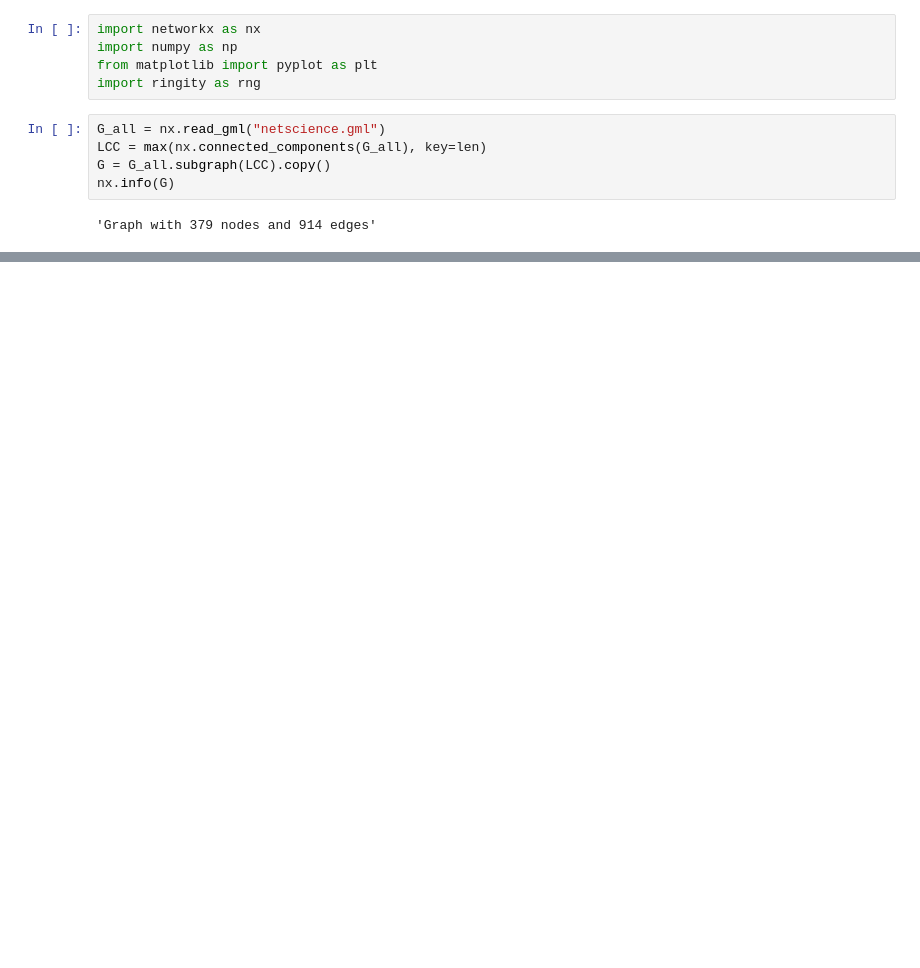
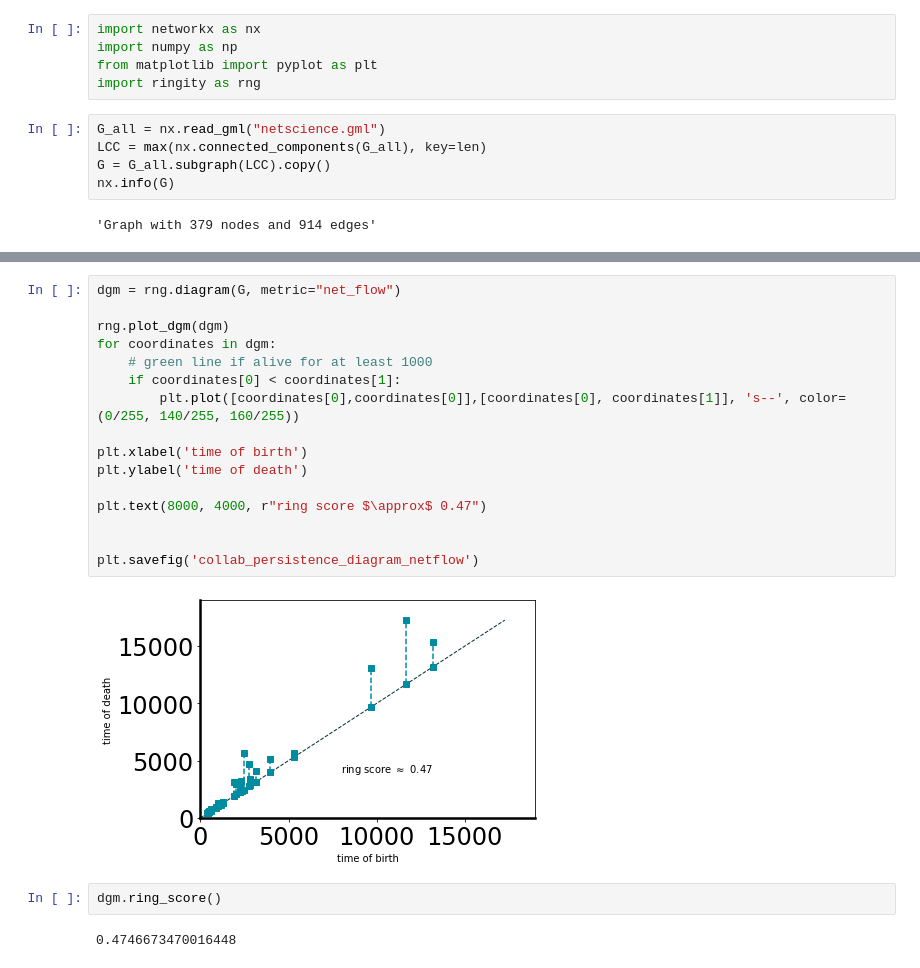
Before and after one commit to maxstollmayer/Complex-Network-Analysis-Project, a Jupyter notebook: collaboration_network/Untitled.ipynb, the cells around one changed output, grey strips where cells are left out. Cells and saved outputs as stored; diff of their text form; blank space fills up the shorter version.

```diff
--- a/collaboration_network/Untitled.ipynb
+++ b/collaboration_network/Untitled.ipynb
@@ -50,0 +64,22 @@ dgm.ring_score()
+# %%
+dgm = rng.diagram(G, metric="net_flow")
+
+rng.plot_dgm(dgm)
+for coordinates in dgm:
+    # green line if alive for at least 1000
+    if coordinates[0] < coordinates[1]:
+        plt.plot([coordinates[0],coordinates[0]],[coordinates[0], coordinates[1]], 's--', color=(0/255, 140/255, 160/255))
+
+plt.xlabel('time of birth')
+plt.ylabel('time of death')
+
+plt.text(8000, 4000, r"ring score $\approx$ 0.47")
+
+
+plt.savefig('collab_persistence_diagram_netflow')
+# %% [output]
+[figure, added]
+# %%
+dgm.ring_score()
+# %% [output]
+0.4746673470016448
```
Also changed, not shown: parts of 6 cells of this notebook, 5 other files.
